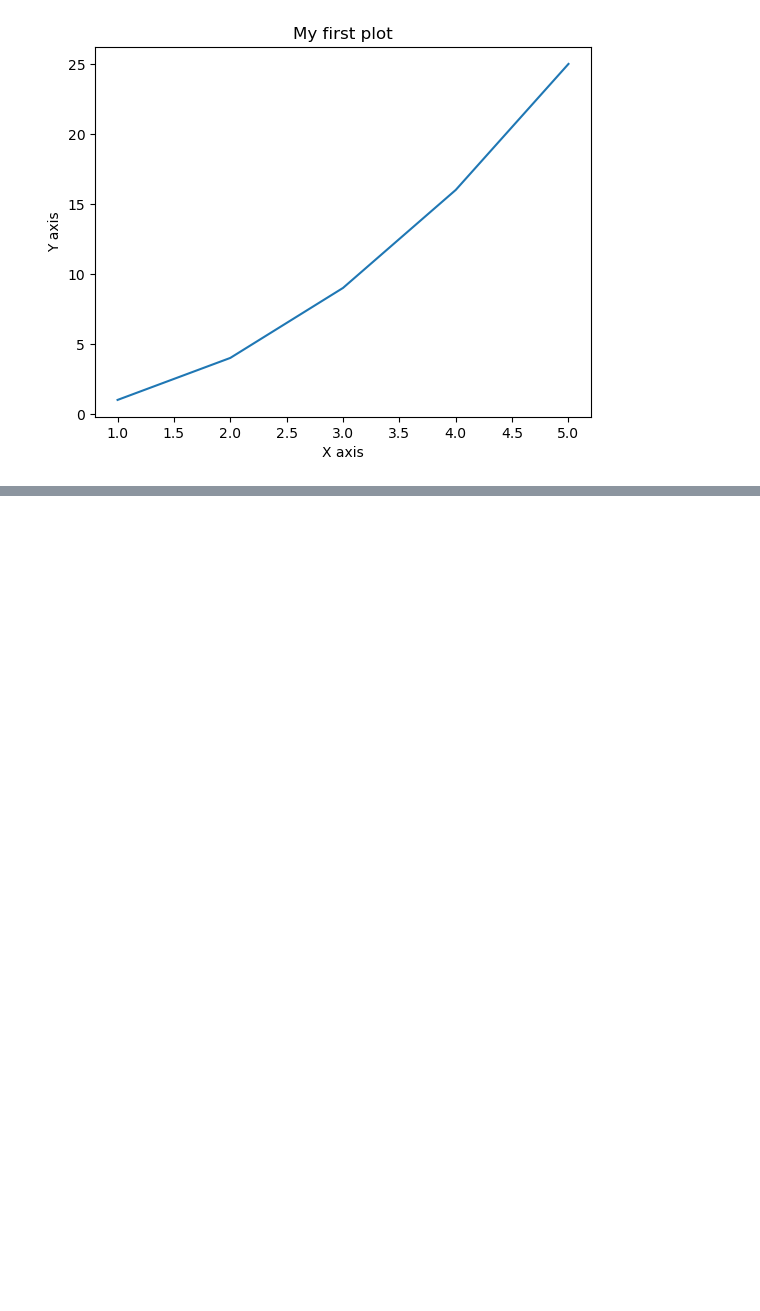
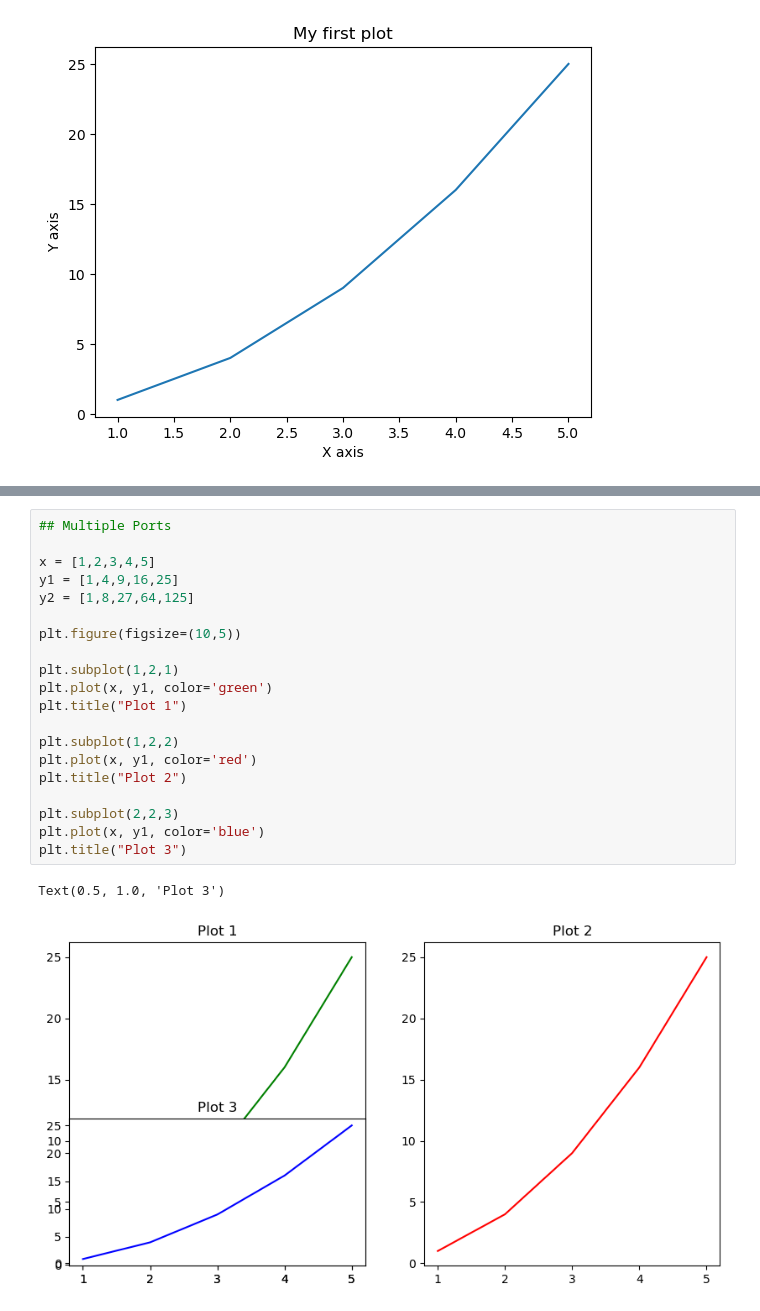
Before and after one commit to VanshSharma0/Data-Analyst, a Jupyter notebook: matplotlib/mpl.ipynb, the cells around one changed output, grey strips where cells are left out. Cells and saved outputs as stored; diff of their text form; blank space fills up the shorter version.

```diff
--- a/matplotlib/mpl.ipynb
+++ b/matplotlib/mpl.ipynb
@@ -23,0 +24,23 @@ plt.plot(x,y,color='red', linestyle='-.')
+# %%
+## Multiple Ports
+
+x = [1,2,3,4,5]
+y1 = [1,4,9,16,25]
+y2 = [1,8,27,64,125]
+
+plt.figure(figsize=(10,5))
+
+plt.subplot(1,2,1)
+plt.plot(x, y1, color='green')
+plt.title("Plot 1")
+
+plt.subplot(1,2,2)
+plt.plot(x, y1, color='red')
+plt.title("Plot 2")
+
+plt.subplot(2,2,3)
+plt.plot(x, y1, color='blue')
+plt.title("Plot 3")
+# %% [output]
+Text(0.5, 1.0, 'Plot 3')
+[figure, added]
```
Also changed, not shown: parts of 6 cells of this notebook, 1 other file.
